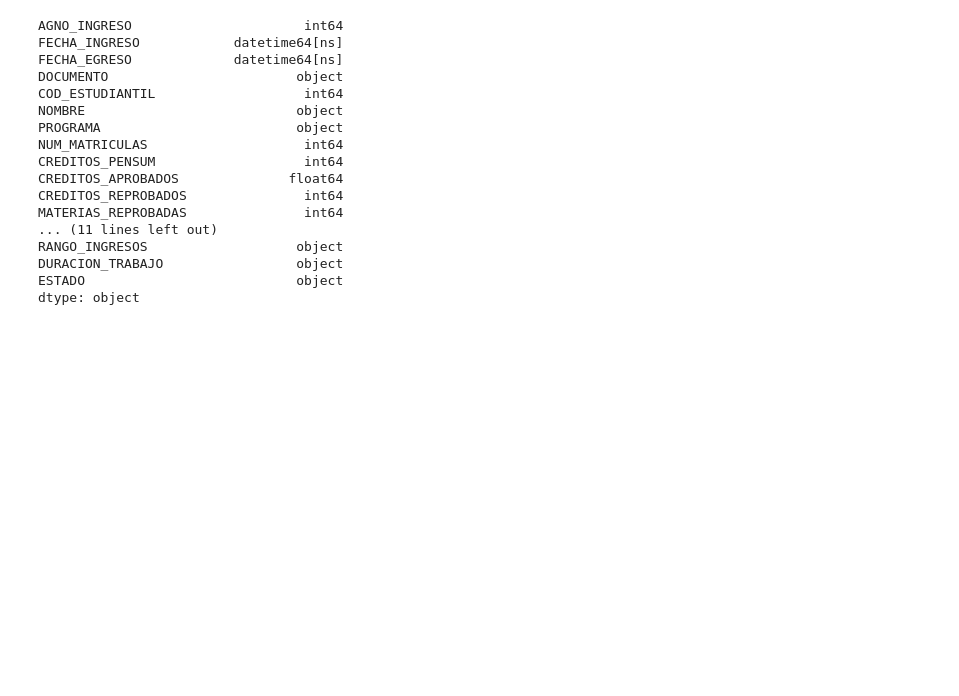
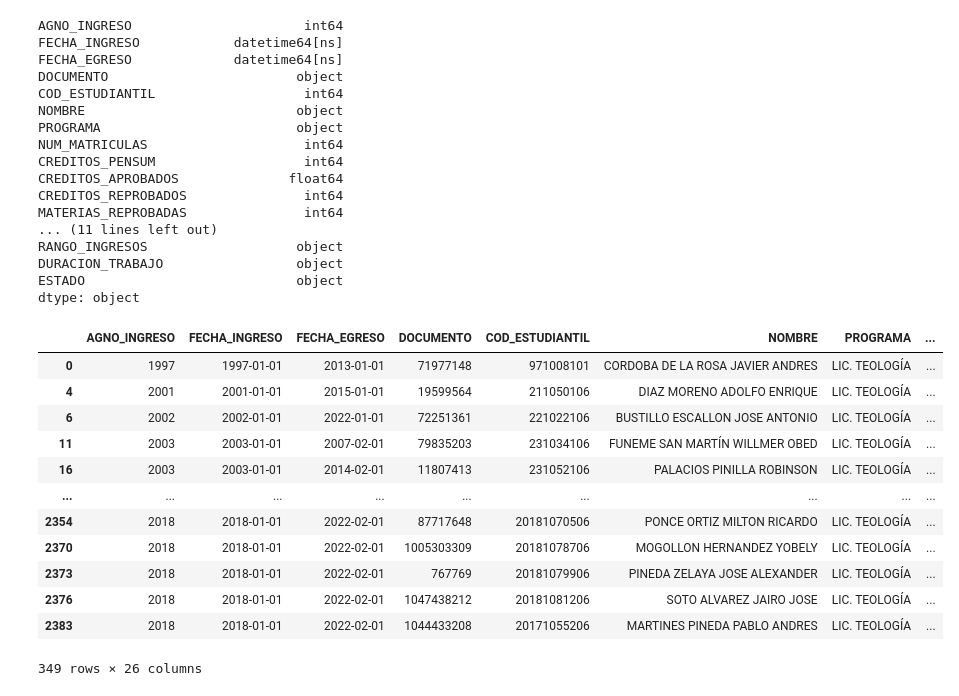
Before and after one commit to TheJokerV/PracticasEmpresariales, a Jupyter notebook: Bases de datos.ipynb, the cells around one changed output. Cells and saved outputs as stored; diff of their text form; code cells hidden in the pictures; blank space fills up the shorter version.

```diff
--- a/Bases de datos.ipynb
+++ b/Bases de datos.ipynb
@@ -38,3 +39,19 @@ RANGO_INGRESOS                   object
 DURACION_TRABAJO                 object
 ESTADO                           object
 dtype: object
+# %%
+estudiantes[(estudiantes.PROGRAMA == 'LIC. TEOLOGÍA') & (estudiantes.ESTADO == 'GRADUADO')]
+# %% [output]
+|  | AGNO_INGRESO | FECHA_INGRESO | FECHA_EGRESO | DOCUMENTO | COD_ESTUDIANTIL | NOMBRE | PROGRAMA | ... |
+| 0 | 1997 | 1997-01-01 | 2013-01-01 | 71977148 | 971008101 | CORDOBA DE LA ROSA JAVIER ANDRES | LIC. TEOLOGÍA | ... |
+| 4 | 2001 | 2001-01-01 | 2015-01-01 | 19599564 | 211050106 | DIAZ MORENO ADOLFO ENRIQUE | LIC. TEOLOGÍA | ... |
+| 6 | 2002 | 2002-01-01 | 2022-01-01 | 72251361 | 221022106 | BUSTILLO ESCALLON JOSE ANTONIO | LIC. TEOLOGÍA | ... |
+| 11 | 2003 | 2003-01-01 | 2007-02-01 | 79835203 | 231034106 | FUNEME SAN MARTÍN WILLMER OBED | LIC. TEOLOGÍA | ... |
+| 16 | 2003 | 2003-01-01 | 2014-02-01 | 11807413 | 231052106 | PALACIOS PINILLA ROBINSON | LIC. TEOLOGÍA | ... |
+| ... | ... | ... | ... | ... | ... | ... | ... | ... |
+| 2354 | 2018 | 2018-01-01 | 2022-02-01 | 87717648 | 20181070506 | PONCE ORTIZ MILTON RICARDO | LIC. TEOLOGÍA | ... |
+| 2370 | 2018 | 2018-01-01 | 2022-02-01 | 1005303309 | 20181078706 | MOGOLLON HERNANDEZ YOBELY | LIC. TEOLOGÍA | ... |
+| 2373 | 2018 | 2018-01-01 | 2022-02-01 | 767769 | 20181079906 | PINEDA ZELAYA JOSE ALEXANDER | LIC. TEOLOGÍA | ... |
+| 2376 | 2018 | 2018-01-01 | 2022-02-01 | 1047438212 | 20181081206 | SOTO ALVAREZ JAIRO JOSE | LIC. TEOLOGÍA | ... |
+| 2383 | 2018 | 2018-01-01 | 2022-02-01 | 1044433208 | 20171055206 | MARTINES PINEDA PABLO ANDRES | LIC. TEOLOGÍA | ... |
+349 rows × 26 columns
```
Also changed, not shown: parts of 5 cells of this notebook, 4 other files.
